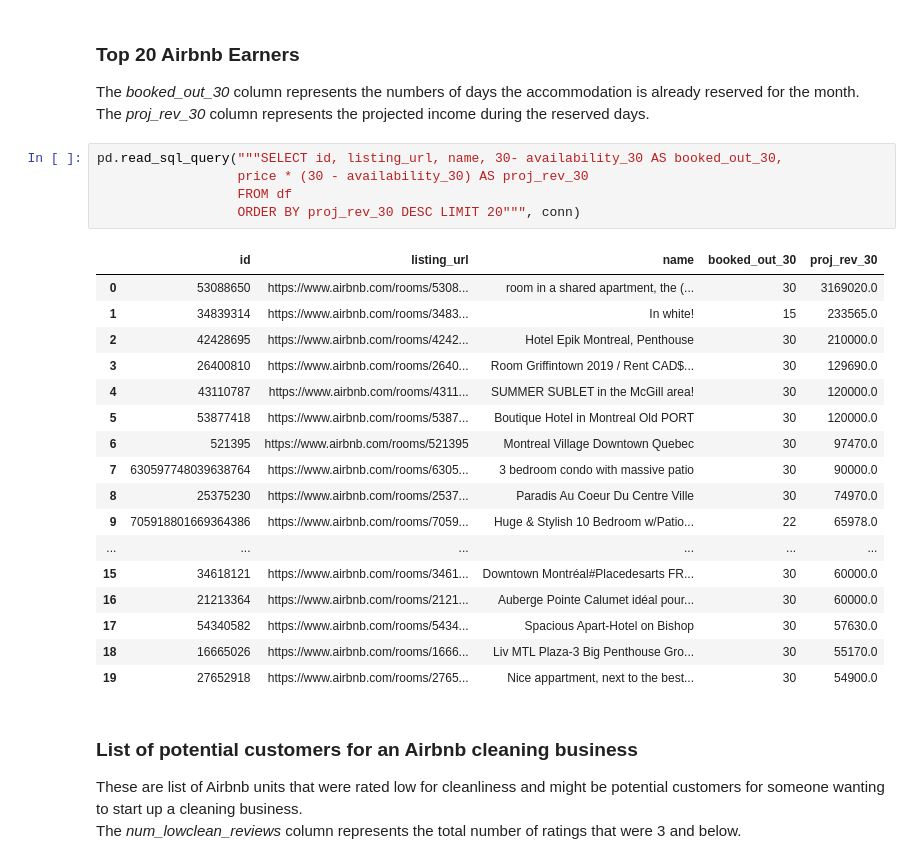
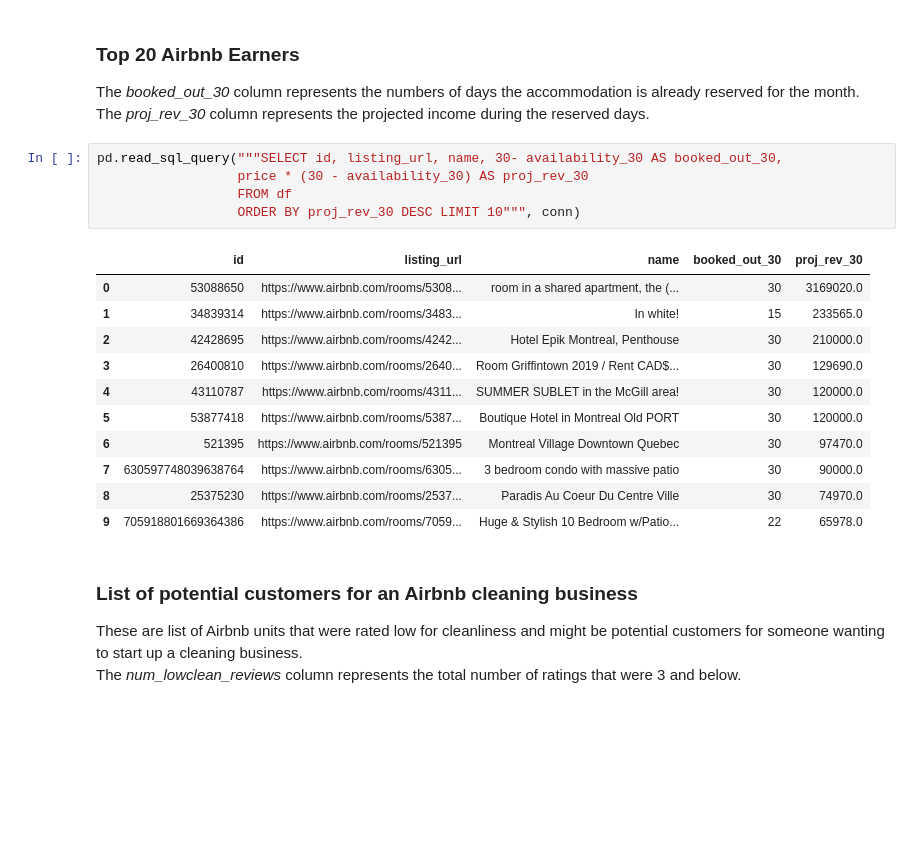
Before and after one commit to sarbjitchoong/airbnb_montreal_sql, a Jupyter notebook: montreal.ipynb, the cells around one changed output. Saved outputs shown, nothing was run; the diff lists cells and outputs as text; blank space fills up the shorter version.

```diff
--- a/montreal.ipynb
+++ b/montreal.ipynb
@@ -43,26 +43,20 @@ The *booked_out_30* column represents the numbers of days the accommodation is a
 # %%
 pd.read_sql_query("""SELECT id, listing_url, name, 30- availability_30 AS booked_out_30,
                   price * (30 - availability_30) AS proj_rev_30
                   FROM df
-                  ORDER BY proj_rev_30 DESC LIMIT 20""", conn)
+                  ORDER BY proj_rev_30 DESC LIMIT 10""", conn)
 # %% [output]
 |  | id | listing_url | name | booked_out_30 | proj_rev_30 |
 | 0 | 53088650 | https://www.airbnb.com/rooms/5308... | room in a shared apartment, the (... | 30 | 3169020.0 |
 | 1 | 34839314 | https://www.airbnb.com/rooms/3483... | In white! | 15 | 233565.0 |
 | 2 | 42428695 | https://www.airbnb.com/rooms/4242... | Hotel Epik Montreal, Penthouse | 30 | 210000.0 |
 | 3 | 26400810 | https://www.airbnb.com/rooms/2640... | Room Griffintown 2019 / Rent CAD$... | 30 | 129690.0 |
 | 4 | 43110787 | https://www.airbnb.com/rooms/4311... | SUMMER SUBLET in the McGill area! | 30 | 120000.0 |
 | 5 | 53877418 | https://www.airbnb.com/rooms/5387... | Boutique Hotel in Montreal Old PORT | 30 | 120000.0 |
 | 6 | 521395 | https://www.airbnb.com/rooms/521395 | Montreal Village Downtown Quebec | 30 | 97470.0 |
 | 7 | 630597748039638764 | https://www.airbnb.com/rooms/6305... | 3 bedroom condo with massive patio | 30 | 90000.0 |
 | 8 | 25375230 | https://www.airbnb.com/rooms/2537... | Paradis Au Coeur Du Centre Ville | 30 | 74970.0 |
 | 9 | 705918801669364386 | https://www.airbnb.com/rooms/7059... | Huge & Stylish 10 Bedroom w/Patio... | 22 | 65978.0 |
-| ... | ... | ... | ... | ... | ... |
-| 15 | 34618121 | https://www.airbnb.com/rooms/3461... | Downtown Montréal#Placedesarts FR... | 30 | 60000.0 |
-| 16 | 21213364 | https://www.airbnb.com/rooms/2121... | Auberge Pointe Calumet idéal pour... | 30 | 60000.0 |
-| 17 | 54340582 | https://www.airbnb.com/rooms/5434... | Spacious Apart-Hotel on Bishop | 30 | 57630.0 |
-| 18 | 16665026 | https://www.airbnb.com/rooms/1666... | Liv MTL Plaza-3 Big Penthouse Gro... | 30 | 55170.0 |
-| 19 | 27652918 | https://www.airbnb.com/rooms/2765... | Nice appartment, next to the best... | 30 | 54900.0 |
 # %% [markdown]
 ### List of potential customers for an Airbnb cleaning business
 These are list of Airbnb units that were rated low for cleanliness and might be potential customers for someone wanting to start up a cleaning business.
```
Also changed, not shown: parts of 1 cell of this notebook.
